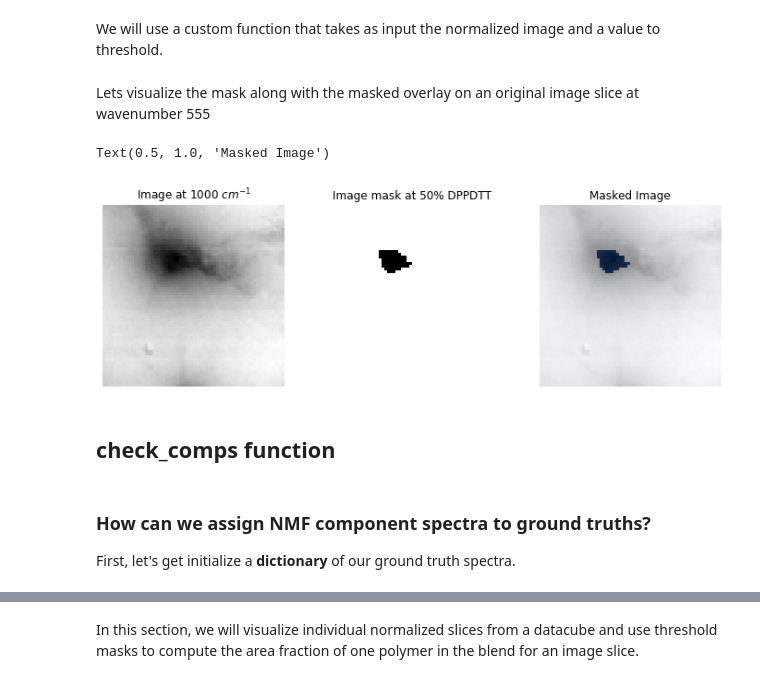
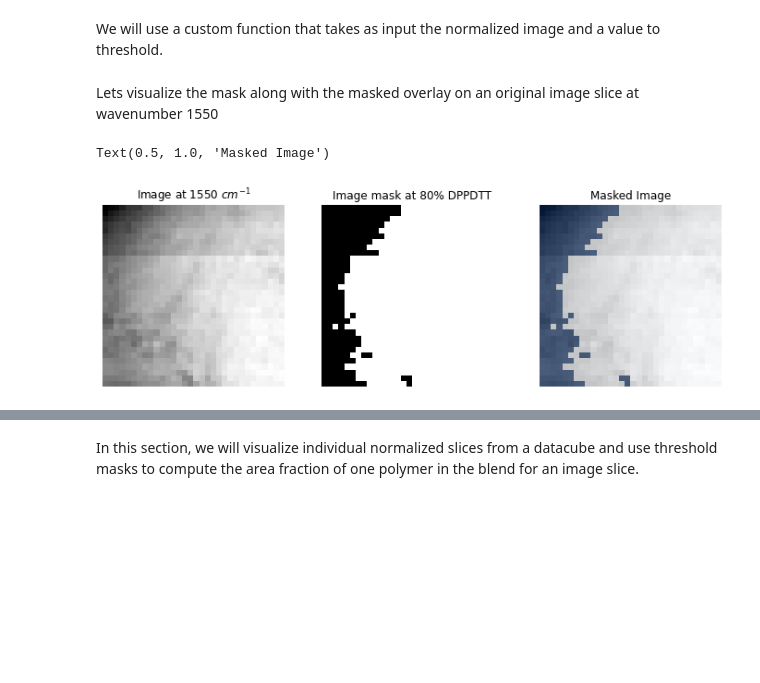
Before and after one commit to mdbresh/HyperUnmixing, a Jupyter notebook: notebooks/20200602_MERGED_presentation_notebook.ipynb, the cells around one changed output, grey strips where cells are left out. Cells and saved outputs as stored; diff of their text form; code cells hidden in the pictures; blank space fills up the shorter version.

```diff
--- a/notebooks/20200602_MERGED_presentation_notebook.ipynb
+++ b/notebooks/20200602_MERGED_presentation_notebook.ipynb
@@ -5,17 +5,17 @@ import matplotlib.pyplot as plt
 import pandas as pd
 import os
 import sys
+import pickle as pk
 
 #HyperUnmixing package import
 sys.path.append("..")
 from HyperUnmixing import *
 
 #Paths to image data
-IMG1_PATH = '../../DPPDTT-PS.npy'
-IMG2_PATH = '../../image2.npy'
-BASE_DPPDTT = '../../dppdtt_ground_truth.npy'
-BASE_PS = '../../ps_ground_truth.npy'
-TEST_IMG = '../../image2.npy' ##MUST CHANGE
+IMG1_PATH = '../../data/DPPDTT-PS.npy'
+IMG2_PATH = '../../data/image2.npy'
+BASE_DPPDTT = '../../data/dppdtt_ground_truth.npy'
+BASE_PS = '../../data/ps_ground_truth.npy'
 # %% [markdown]
 # HyperUnmixing : CHEME 599 Course Project
 
@@ -225,2 +222,0 @@ Import an image that has been sampled and is now 64x64x1128
-# %%
-im = np.load(TEST_IMG)
@@ -317,30 +382,24 @@ With this normalized image, we can create a thresholded mask of the image to vis
 # %% [markdown]
 We will use a custom function that takes as input the normalized image and a value to threshold.
 # %%
-mask = mask_im(norm_im, 0.5)
+mask = mask_im(norm_im, 0.8)
 # %% [markdown]
-Lets visualize the mask along with the masked overlay on an original image slice at wavenumber 555
+Lets visualize the mask along with the masked overlay on an original image slice at wavenumber 1550
 # %%
 figs, axes = plt.subplots(ncols=3, figsize=(12, 5))
 
 for ax in axes:
     ax.axis('off')
 
 axes[0].imshow(im[:,:,1550-750], cmap='gray')
-axes[0].set_title(r'Image at 1000 $cm^{-1}$')
+axes[0].set_title(r'Image at 1550 $cm^{-1}$')
 
 axes[1].imshow(mask, cmap='gray')
-axes[1].set_title('Image mask at 50% DPPDTT')
+axes[1].set_title('Image mask at 80% DPPDTT')
 
 axes[2].imshow(im[:,:,1550-750], cmap='gray')
 axes[2].imshow(mask, cmap='Blues_r', alpha=0.5)
 axes[2].set_title('Masked Image')
 # %% [output]
 Text(0.5, 1.0, 'Masked Image')
-[figure, old version]
+[figure, new version]
-# %% [markdown]
-## check_comps function
-# %% [markdown]
-### How can we assign NMF component spectra to ground truths?
-
-First, let's get initialize a **dictionary** of our ground truth spectra.
```
Also changed, not shown: parts of 36 cells of this notebook.
